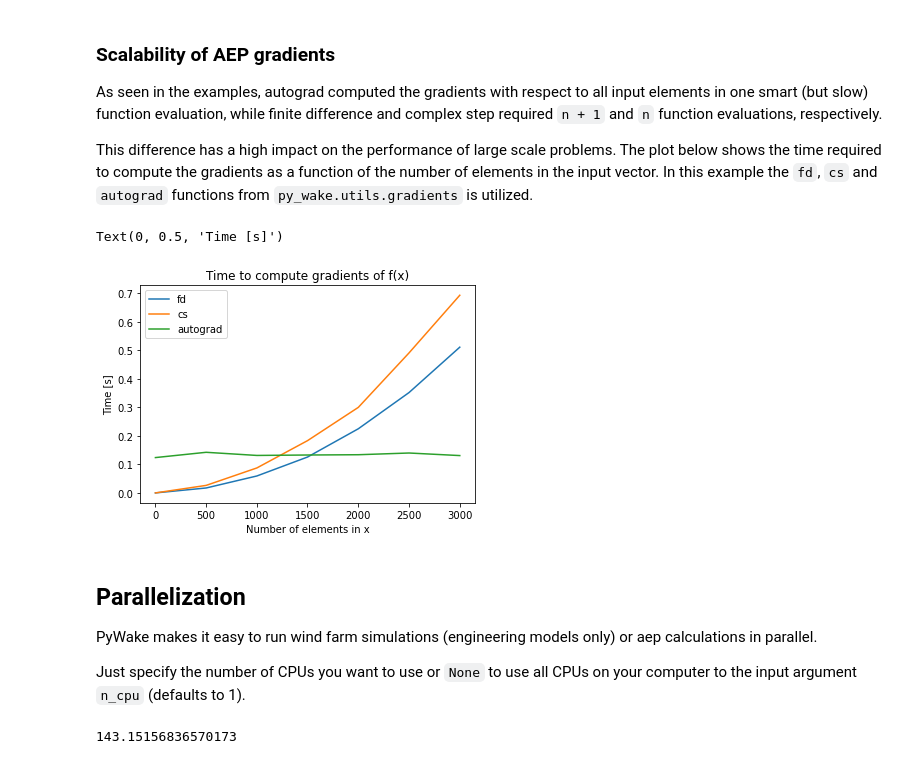
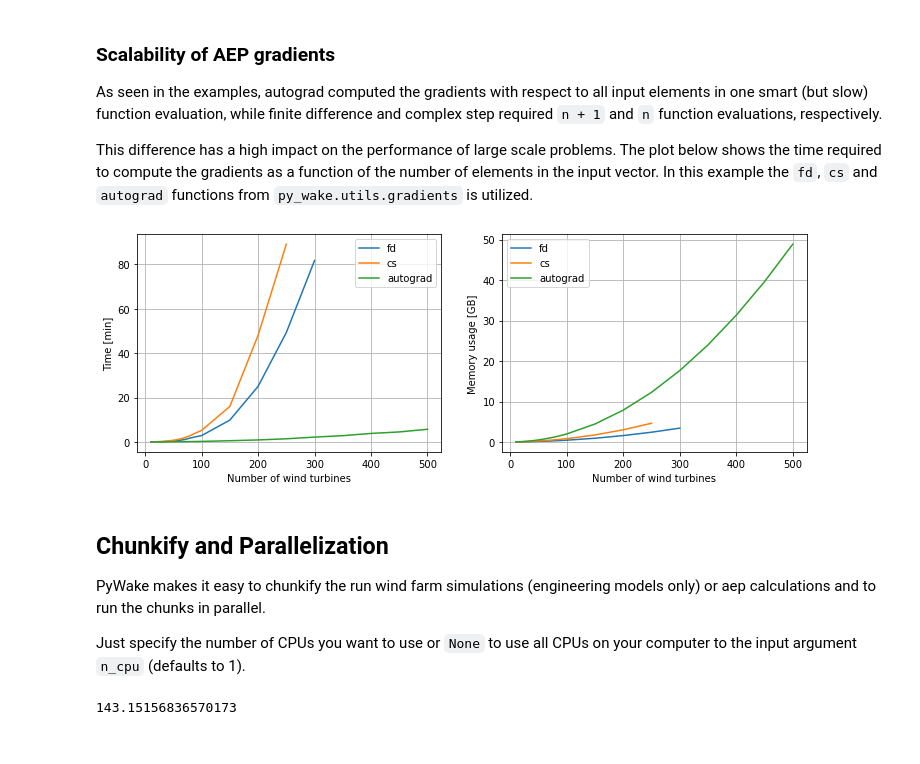
Before and after one commit to geoxiadis/smth, a Jupyter notebook: docs/notebooks/Optimization.ipynb, the cells around one changed output. Drawn from its saved outputs; the diff is of its cells as text; code cells hidden in the pictures.

```diff
--- a/docs/notebooks/Optimization.ipynb
+++ b/docs/notebooks/Optimization.ipynb
@@ -484,28 +465,32 @@ Time, manual gradients 0.6639997959136963
 As seen in the examples, autograd computed the gradients with respect to all input elements in one smart (but slow) function evaluation, while finite difference and complex step required `n + 1` and `n` function evaluations, respectively.
 
 This difference has a high impact on the performance of large scale problems. The plot below shows the time required to compute the gradients as a function of the number of elements in the input vector. In this example the `fd`, `cs` and `autograd` functions from `py_wake.utils.gradients` is utilized.
-# %%
-from py_wake.utils.gradients import fd, cs, autograd
-from py_wake.tests.check_speed import timeit
-
-n_lst = np.arange(1,3500,500)
-x_lst = [np.random.random(n) for n in n_lst]
-def get_gradients(method,x):
-    return method(f, vector_interdependence=True)(x)
-
-for method in  [fd, cs, autograd]:
-    plt.plot(n_lst, [np.mean(timeit(get_gradients, min_time=.2)(method,x)[1]) for x in x_lst], label=method.__name__)
-plt.legend()
-plt.title('Time to compute gradients of f(x)')
-plt.xlabel('Number of elements in x')
-plt.ylabel('Time [s]')
-# %% [output]
-Text(0, 0.5, 'Time [s]')
-[figure, removed]
+# %%
+data = {
+    "fd":((10, 20, 30, 40, 50, 60, 70, 80, 90, 100, 150,200, 250, 300),
+          [0.89, 3.06, 7.13, 14.77, 24.46, 41.06, 64.46, 105.98, 140.76, 171.53, 590.46, 1501.62, 2957.65, 4904.31],
+          [14.1, 31.9, 58.8, 92.2, 135.3, 184.2, 240.6, 303.1, 373.6, 450.7, 946.5, 1620.8, 2470.1, 3500.5]),
+"cs":((10, 20, 30, 40, 50, 60, 70, 80, 90, 100, 150, 200, 250),
+      [1.18, 4.9, 12.44, 25.58, 44.56, 72.82, 115.46, 171.42, 245.15, 312.9, 960.64, 2883.04, 5345.27],
+      [22.3, 55.7, 107.6, 171.0, 244.1, 338.7, 442.7, 566.9, 690.9, 839.0, 1787.4, 3088.9, 4742.4]),
+"autograd":((10, 20, 30, 40, 50, 60, 70, 80, 90, 100, 150, 200, 250, 300, 350, 400, 450, 500),
+            [0.32, 0.78, 1.52, 2.49, 3.75, 5.33, 7.14, 9.12, 11.43, 14.02, 32.35, 53.73, 84.94, 130.53, 169.34, 229.62, 270.19, 342.01],
+            [26.7, 92.9, 196.4, 340.0, 525.9, 749.6, 1011.1, 1312.2, 1656.0, 2039.7, 4555.0, 8066.8, 12569.9, 18072.6, 24568.2, 32069.6, 40558.9, 50036.6]),
+       }
+ax1,ax2 = plt.subplots(1,2, figsize=(12,4))[1]
+for k,(n,t,m) in data.items():
+    ax1.plot(n,np.array(t)/60, label=k)
+    ax2.plot(n,np.array(m)/1024, label=k)
+setup_plot(ax1, xlabel='Number of wind turbines', ylabel='Time [min]')
+setup_plot(ax2, xlabel='Number of wind turbines', ylabel='Memory usage [GB]')
+# %% [output]
+[figure, added]
 # %% [markdown]
-## Parallelization
+## Chunkify and Parallelization
 
-PyWake makes it easy to run wind farm simulations (engineering models only) or aep calculations in parallel.
+PyWake makes it easy to chunkify the run wind farm simulations (engineering models only) or aep calculations and to run the chunks in parallel.
+
+
 
 Just specify the number of CPUs you want to use or `None` to use all CPUs on your computer to the input argument `n_cpu` (defaults to 1).
 # %%
```
Also changed, not shown: parts of 9 cells of this notebook, 9 other files.
